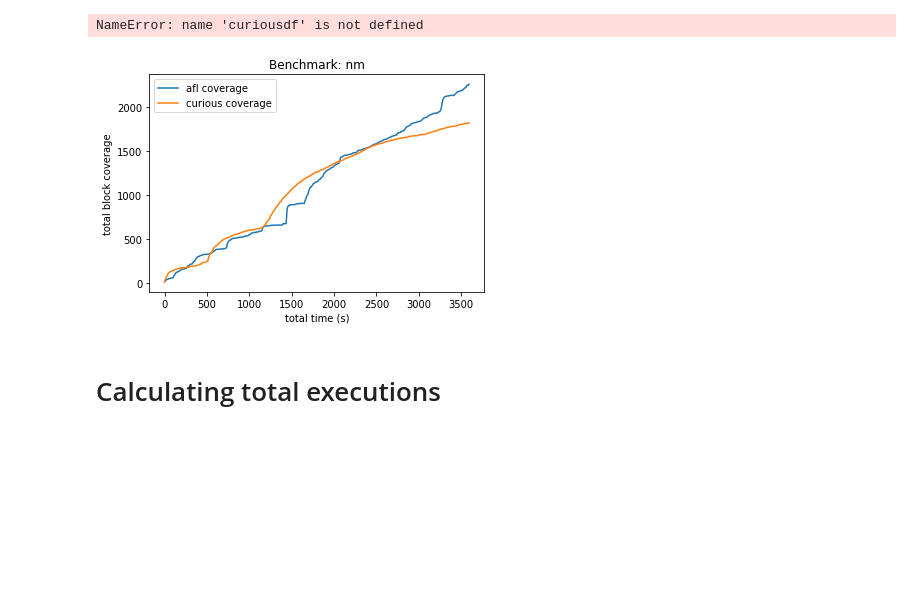
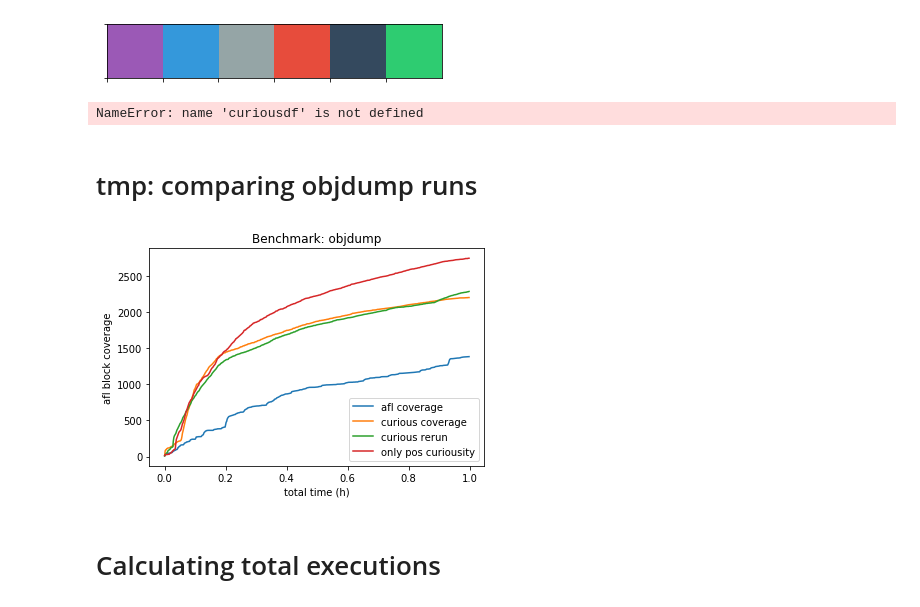
Before and after one commit to ackdav/CuriousAFL, a Jupyter notebook: Notebooks/GraphAFLOutput.ipynb, the cells around one changed output. Drawn from its saved outputs; the diff is of its cells as text; code cells hidden in the pictures; blank space fills up the shorter version.

```diff
--- a/Notebooks/GraphAFLOutput.ipynb
+++ b/Notebooks/GraphAFLOutput.ipynb
@@ -7,2 +9,8 @@ import matplotlib.pyplot as plt
+# %%
+flatui = ["#9b59b6", "#3498db", "#95a5a6", "#e74c3c", "#34495e", "#2ecc71"]
+flatui = sb.color_palette(flatui)
+sb.palplot(flatui)
+# %% [output]
+[figure, added]
 # %%
 path = '/home/david/Documents/gits/fuzztestbench/'
@@ -29,19 +37,42 @@ dfafl = dfafl[['delta_time', ' paths_total']]
 dfafl = dfafl.rename(columns={' paths_total': 'afl_path'})
 # %%
 df = dfcur.merge(dfafl, on='delta_time')
+df['delta_time'] = df['delta_time'].dt.total_seconds() / 3600
-# %%
-df['delta_time'] = df['delta_time'].dt.total_seconds()
+# %% [markdown]
+# tmp: comparing objdump runs
+# %%
+curiouspos = pd.read_csv(curiouspath+'/afl_outp/plot_data') # quartile run
+curiousqua = pd.read_csv(curiouspath+'/afl_out/plot_data') # positive run
+
+curiousdf = curiouspos
+curiousdf['date'] = pd.to_datetime(curiousdf['# unix_time'],unit='s')
+curiousdf['delta_time'] = curiousdf['date']-curiousdf['date'][0]
+dfafl = curiousdf.set_index('delta_time').resample('0.1T').mean().dropna().reset_index()
+dfafl = dfafl[['delta_time', ' paths_total']]
+dfpos = dfafl.rename(columns={' paths_total': 'curious_pos'})
+
+curiousdf = curiousqua
+curiousdf['date'] = pd.to_datetime(curiousdf['# unix_time'],unit='s')
+curiousdf['delta_time'] = curiousdf['date']-curiousdf['date'][0]
+dfafl = curiousdf.set_index('delta_time').resample('0.1T').mean().dropna().reset_index()
+dfafl = dfafl[['delta_time', ' paths_total']]
+curiousqua = dfafl.rename(columns={' paths_total': 'curious_qua'})
+# %%
+df2 = dfpos.merge(curiousqua, on='delta_time')
+df2['delta_time'] = df2['delta_time'].dt.total_seconds() / 3600
 # %%
 ax = sb.lineplot(x="delta_time", y="afl_path", data=df, label="afl coverage")
-sb.lineplot(x="delta_time", y="cur_path", data=df, label="curious coverage")
+ax = sb.lineplot(x="delta_time", y="cur_path", data=df, label="curious coverage")
+ax = sb.lineplot(x="delta_time", y="curious_pos", data=df2, label="curious rerun")
+ax = sb.lineplot(x="delta_time", y="curious_qua", data=df2, label="only pos curiousity")
 
-ax.set(xlabel='total time (s)', ylabel='total block coverage')
+ax.set(xlabel='total time (h)', ylabel='afl block coverage')
 
 plt.legend()
-plt.title('Benchmark: nm')
-plt.savefig('./nm1h.png', dpi = 200)
+plt.title('Benchmark: ' + exec_name)
+plt.savefig('./aflreruns.png', dpi = 200)
 # %% [output]
-[figure, old version]
+[figure, new version]
 # %% [markdown]
 # Calculating total executions
 # %%
```
Also changed, not shown: parts of 3 cells of this notebook, 4 other files.
